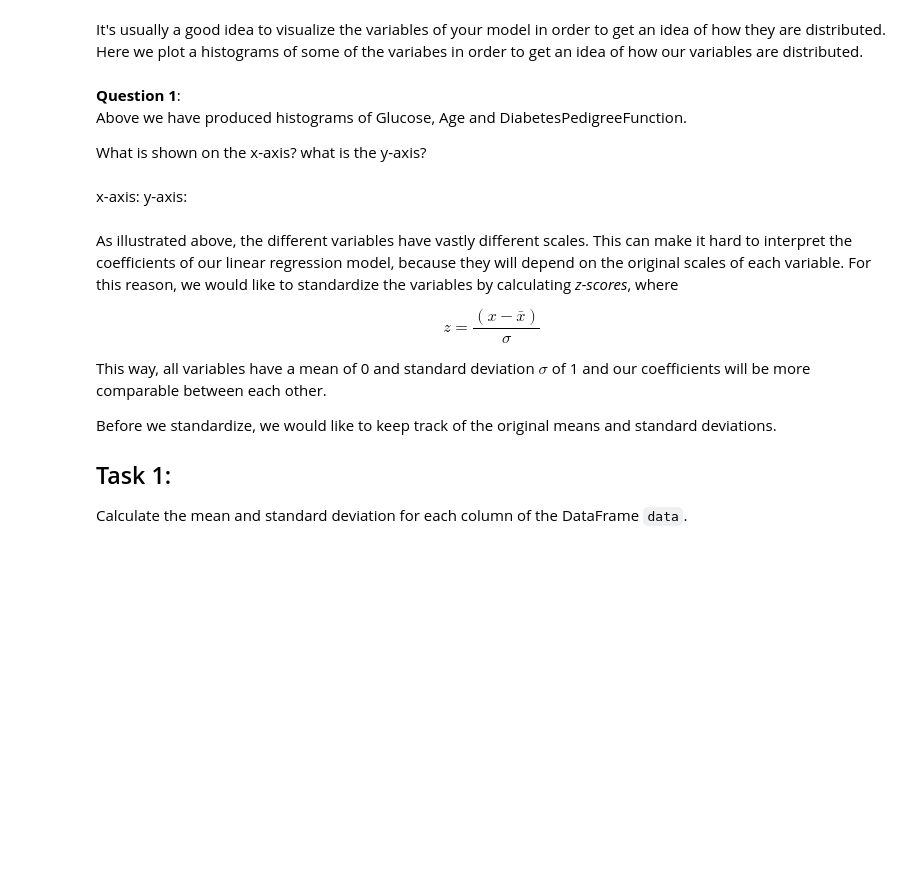
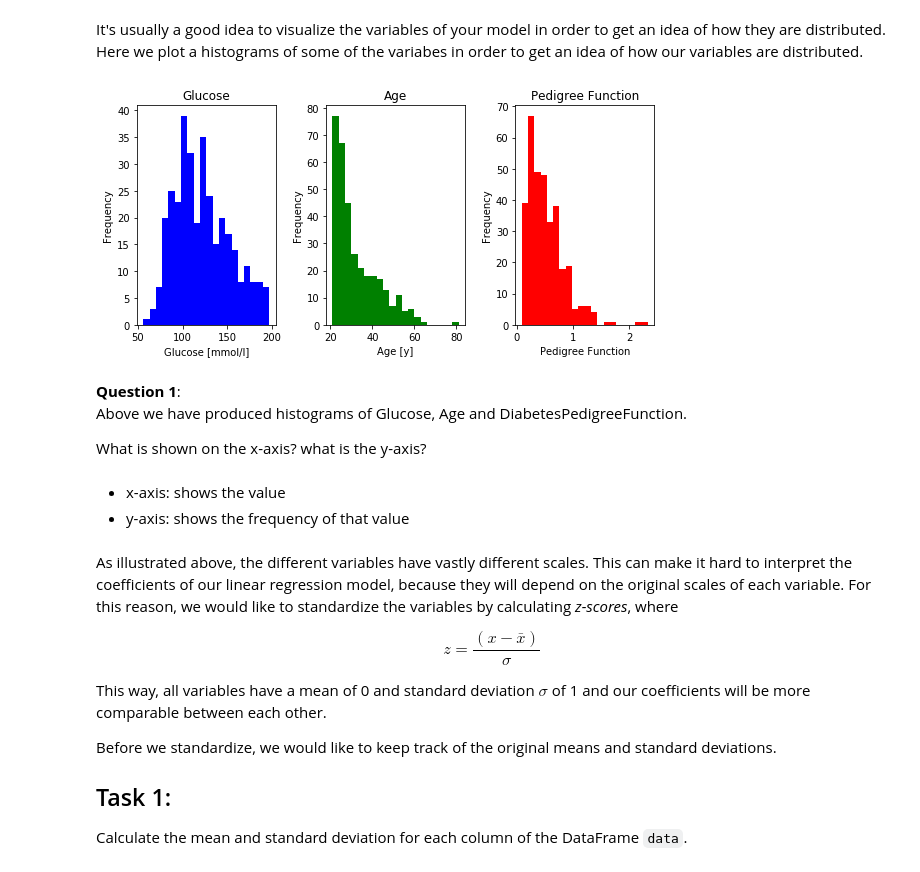
Before and after one commit to sirexeclp/ml4pm, a Jupyter notebook: assignment2/2_RegularizationTut_STUDENT.ipynb, the cells around one changed output. Cells and saved outputs as stored; diff of their text form; code cells hidden in the pictures; blank space fills up the shorter version.

```diff
--- a/assignment2/2_RegularizationTut_STUDENT.ipynb
+++ b/assignment2/2_RegularizationTut_STUDENT.ipynb
@@ -70,21 +76,33 @@ data = data[(data != 0).all(1)]
 It's usually a good idea to visualize the variables of your model in order to get an idea of how they are distributed. Here we plot a histograms of some of the variabes in order to get an idea of how our variables are distributed.
 # %%
 fig, (ax0, ax1, ax2) = plt.subplots(ncols=3, figsize=(8, 4))
-ax0.hist(data['Glucose'], 20, density=False, facecolor='b')
+ax0.hist(data['Glucose'], bins=20, density=False, facecolor='b')
 ax0.set_title('Glucose')
-ax1.hist(data['Age'], 20, density=False, facecolor='g')
+ax1.set_ylabel("Frequency")
+ax0.set_xlabel(r"Glucose [mmol/l]")
+ax1.hist(data['Age'], bins=20, density=False, facecolor='g')
 ax1.set_title('Age')
-ax2.hist(data['DiabetesPedigreeFunction'], 20, density=False, facecolor='r')
+ax2.hist(data['DiabetesPedigreeFunction'], bins=20, density=False, facecolor='r')
 ax2.set_title('Pedigree Function')
+
+ax0.set_ylabel("Frequency")
+ax0.set_xlabel(r"Glucose [mmol/l]")
+ax1.set_ylabel("Frequency")
+ax1.set_xlabel(r"Age [y]")
+ax2.set_ylabel("Frequency")
+ax2.set_xlabel(r"Pedigree Function")
+
 fig.tight_layout()
+# %% [output]
+[figure, added]
 # %% [markdown]
 **Question 1**:
 Above we have produced histograms of Glucose, Age and DiabetesPedigreeFunction.
 
 What is shown on the x-axis? what is the y-axis?
-# %% [markdown]
-x-axis:
-y-axis:
+# %% [markdown]
+- x-axis: shows the value
+- y-axis: shows the frequency of that value
 # %% [markdown]
 As illustrated above, the different variables have vastly different scales. This can make it hard to interpret the coefficients of our linear regression model, because they will depend on the original scales of each variable. For this reason, we would like to standardize the variables by calculating *z-scores*, where
 
```
Also changed, not shown: parts of 36 cells of this notebook.
